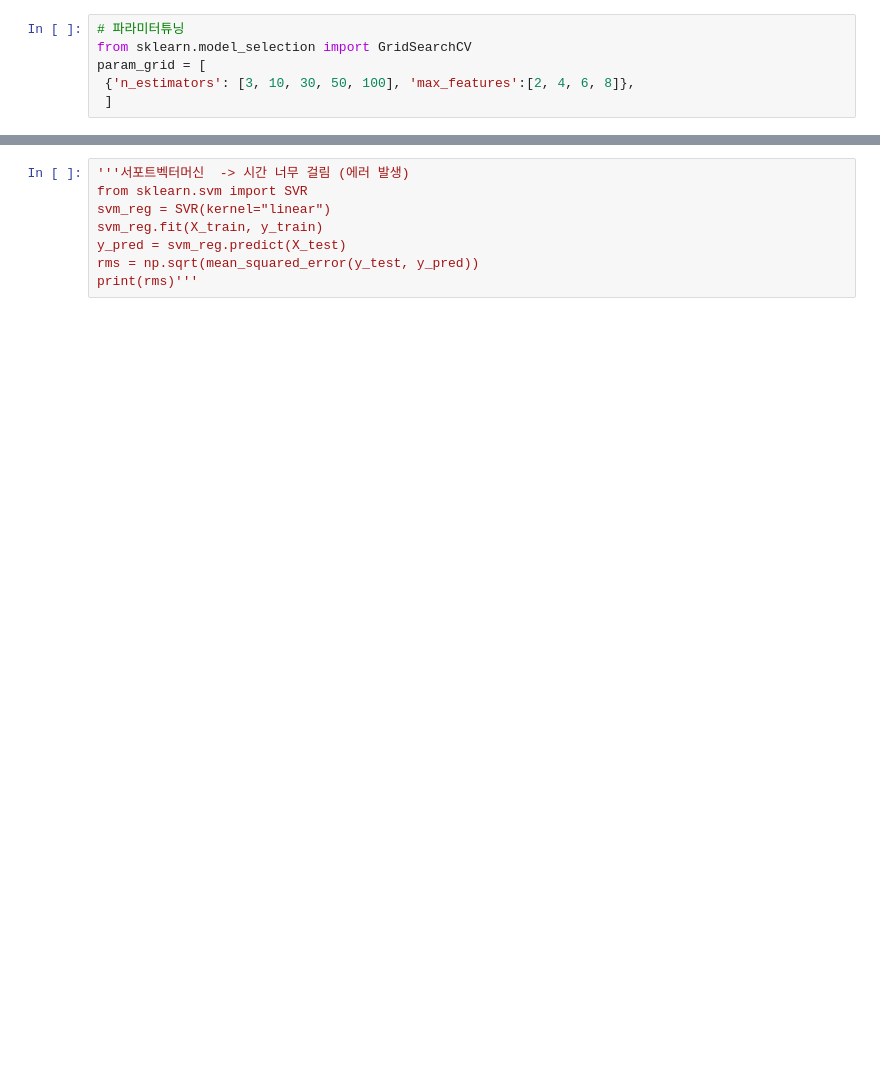
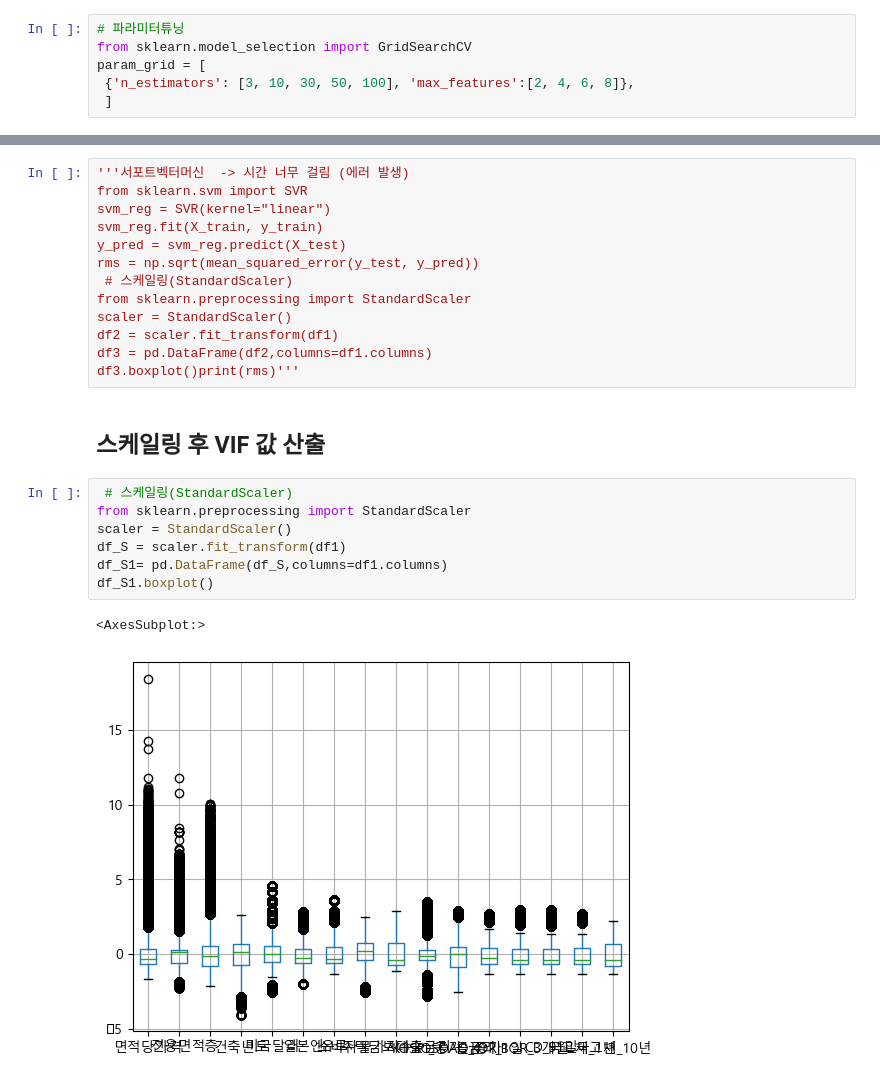
Before and after one commit to cesong2/-Mini-project1, a Jupyter notebook: mini_project_sjs_230324.ipynb, the cells around one changed output, grey strips where cells are left out. Drawn from its saved outputs; the diff is of its cells as text; blank space fills up the shorter version.

```diff
--- a/mini_project_sjs_230324.ipynb
+++ b/mini_project_sjs_230324.ipynb
@@ -558,4 +1161,21 @@ svm_reg = SVR(kernel="linear")
 svm_reg.fit(X_train, y_train)
 y_pred = svm_reg.predict(X_test)
 rms = np.sqrt(mean_squared_error(y_test, y_pred))
-print(rms)'''
+ # 스케일링(StandardScaler)
+from sklearn.preprocessing import StandardScaler
+scaler = StandardScaler()
+df2 = scaler.fit_transform(df1)
+df3 = pd.DataFrame(df2,columns=df1.columns)
+df3.boxplot()print(rms)'''
+# %% [markdown]
+##  스케일링 후 VIF 값 산출
+# %%
+ # 스케일링(StandardScaler)
+from sklearn.preprocessing import StandardScaler
+scaler = StandardScaler()
+df_S = scaler.fit_transform(df1)
+df_S1= pd.DataFrame(df_S,columns=df1.columns)
+df_S1.boxplot()
+# %% [output]
+<AxesSubplot:>
+[figure, added]
```
Also changed, not shown: parts of 58 cells of this notebook.
